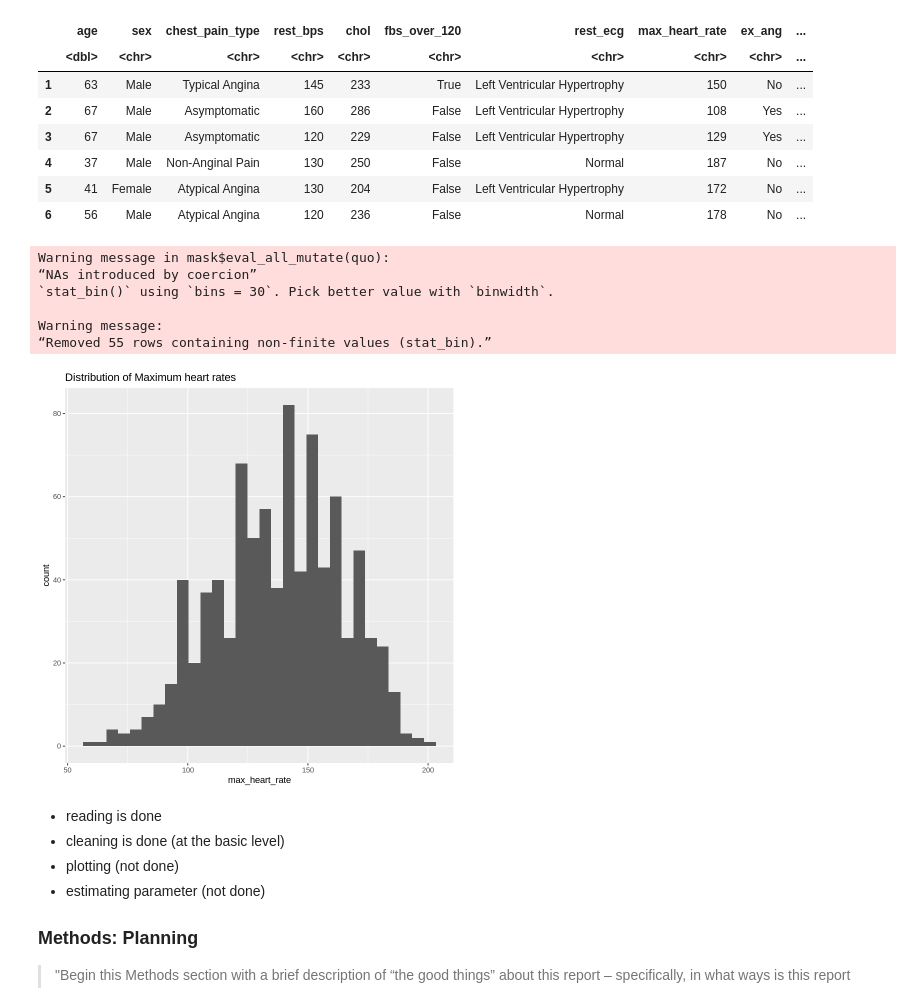
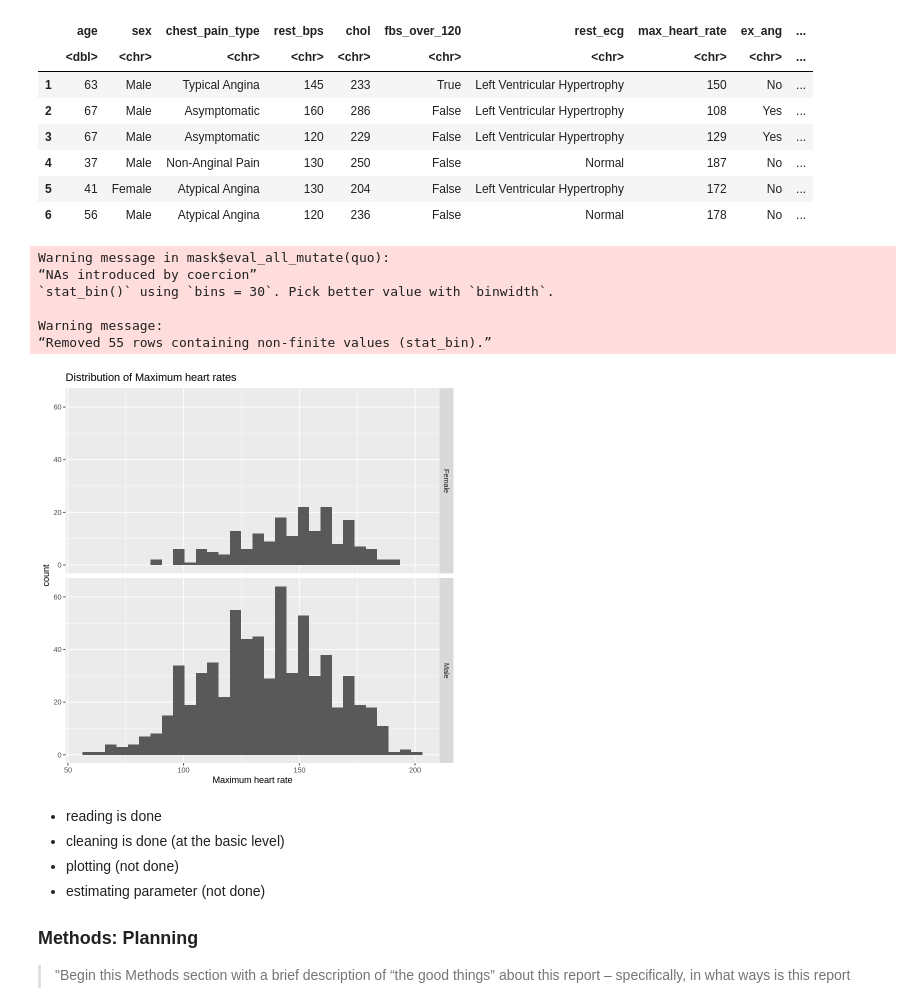
Before and after one commit to glenren/stat_201_group_47, a Jupyter notebook: project_proposal.ipynb, the cells around one changed output. Cells and saved outputs as stored; diff of their text form; code cells hidden in the pictures.

Commit message:
plot
histogram of max heart rate edited - not finished yet

```diff
--- a/project_proposal.ipynb
+++ b/project_proposal.ipynb
@@ -90,21 +90,23 @@ A data.frame: 6 × 15
 # %%
 data_updated <- data %>%
                 mutate(max_heart_rate = as.numeric(max_heart_rate))
 
 
 max_heart_rate_plot <- data_updated %>%
                         ggplot() +
                         geom_histogram(aes(x = max_heart_rate)) +
-                        ggtitle("Distribution of Maximum heart rates")
+                        ggtitle("Distribution of Maximum heart rates") +
+                        facet_grid(sex ~ .) +
+                        xlab("Maximum heart rate")
 max_heart_rate_plot
 # %% [output]
 Warning message in mask$eval_all_mutate(quo):
 “NAs introduced by coercion”
 `stat_bin()` using `bins = 30`. Pick better value with `binwidth`.
 
 Warning message:
 “Removed 55 rows containing non-finite values (stat_bin).”
-[figure, old version]
+[figure, new version]
 # %% [markdown]
 * reading is done
 * cleaning is done (at the basic level)
```
